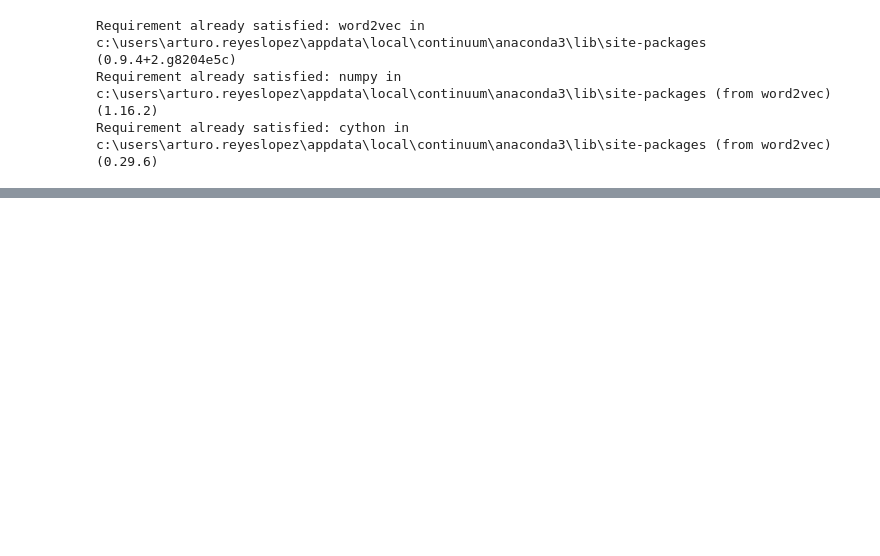
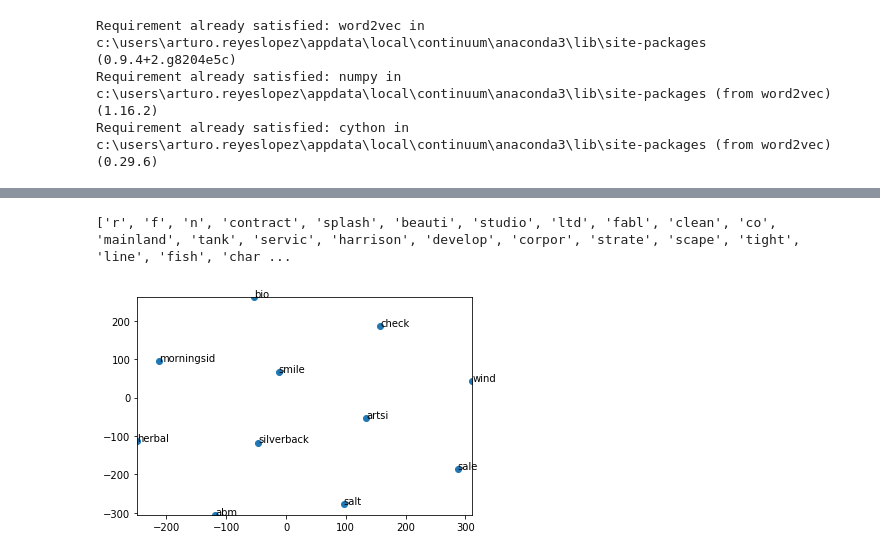
Before and after one commit to areyeslo/wordEmbeddings, a Jupyter notebook: word2vec-Similarities-unigram_v5.ipynb, the cells around one changed output, grey strips where cells are left out. Saved outputs shown, nothing was run; the diff lists cells and outputs as text; code cells hidden in the pictures; blank space fills up the shorter version.

Commit message:
Update word2vec-Similarities-unigram_v5.ipynb
Last modifications when a word given is not in the vocabulary and needs to be included there.

```diff
--- a/word2vec-Similarities-unigram_v5.ipynb
+++ b/word2vec-Similarities-unigram_v5.ipynb
@@ -298,9 +297,9 @@ from gensim.models import KeyedVectors
 #company = "POS FOR PET" POS is not in the vocabulary
 #company ="VICTORIA INSTITUTE BIO CHEMICAL" #1.0 VICTORIA INSTITUTE BIOCHEMICAL
 #company ="VICTORIA INSTITUTE'S BIO-CHEMICAL"
-#company = "AIR TWO RENTAL SOLUTIONS" #0.745764
+company = "AIR TWO RENTAL SOLUTIONS" #0.745764
 
-company= "FALLEN TRACTOR SERVICES"#0.701912
+#company= "FALLEN TRACTOR SERVICES"#0.701912
 
 words=[]
 words.append(company)
@@ -313,25 +312,23 @@ prepWords=flatten(prepWords)
 prepWords=[i for i in prepWords if i]
 
 vocab= searchVocab(prepWords)
+
 #If needed add word to vocabulary
-if len(vocab):
+if len(vocab) > 0:
+    pwords=[]
     df= readFileToDataFrame('name-submission-sample.csv')
-    prepWords, df2= preprocess(df)
-    prepWords.append(vocab)
-    word2vec_model= trainModel(prepWords)
-
+    pwords, df2= preprocess(df)
+    pwords.append(vocab)
+    word2vec_model= trainModel(pwords)
     #Calculating average vector for each company name:
     df['avg_vector']=df2.apply(lambda row : avg_sentence_vector(row, model=word2vec_model, num_features=100, index2word_set=set(word2vec_model.wv.index2word)).tolist())
+    #Saving name and vector values in file
+    df.to_csv('name-submission-vectors.csv',encoding='utf-8', index=False)
 
-    #Saving name and vector values in file
-    df.to_csv('name-submission-vectors-new-copy.csv',encoding='utf-8', index=False)
+df = pd.read_csv('name-submission-vectors.csv', usecols = ['name','avg_vector'])
+df['avg_vector']=df['avg_vector'].apply(lambda s: [float(x.strip(' []')) for x in s.split(',')])
 
-else:
-    df = pd.read_csv('name-submission-vectors.csv', usecols = ['name','avg_vector'])
-    df['avg_vector']=df['avg_vector'].apply(lambda s: [float(x.strip(' []')) for x in s.split(',')])
-
-
-company_avg_vector = avg_sentence_vector(prepWords, model=word2vec_model, num_features=100, index2word_set=set(word2vec_model.wv.index2word)).tolist()
+company_avg_vector = avg_sentence_vector(prepWords, model=word2vec_model, num_features=100, index2word_set=set(word2vec_model.wv.index2word))
 
 df['similarity']=df['avg_vector'].apply(lambda row : 1 - spatial.distance.cosine(row, company_avg_vector))
 
@@ -352,4 +367,6 @@ print(word2vec_model['victoria'])
 # %%
 words = list(word2vec_model.wv.vocab)
 print(words)
+# %% [output]
+['r', 'f', 'n', 'contract', 'splash', 'beauti', 'studio', 'ltd', 'fabl', 'clean', 'co', 'mainland', 'tank', 'servic', 'harrison', 'develop', 'corpor', 'strate', 'scape', 'tight', 'line', 'fish', 'char ...
 # %%
@@ -359,2 +376,4 @@ print (word2vec_model.most_similar(positive=['biochem'], negative=[], topn=4))
 # %%
-display_closestwords_tsnescatterplot(word2vec_model, 'biochem', 100)
+display_closestwords_tsnescatterplot(word2vec_model, 'bio', 100)
+# %% [output]
+[figure, added]
```
Also changed, not shown: parts of 9 cells of this notebook.
